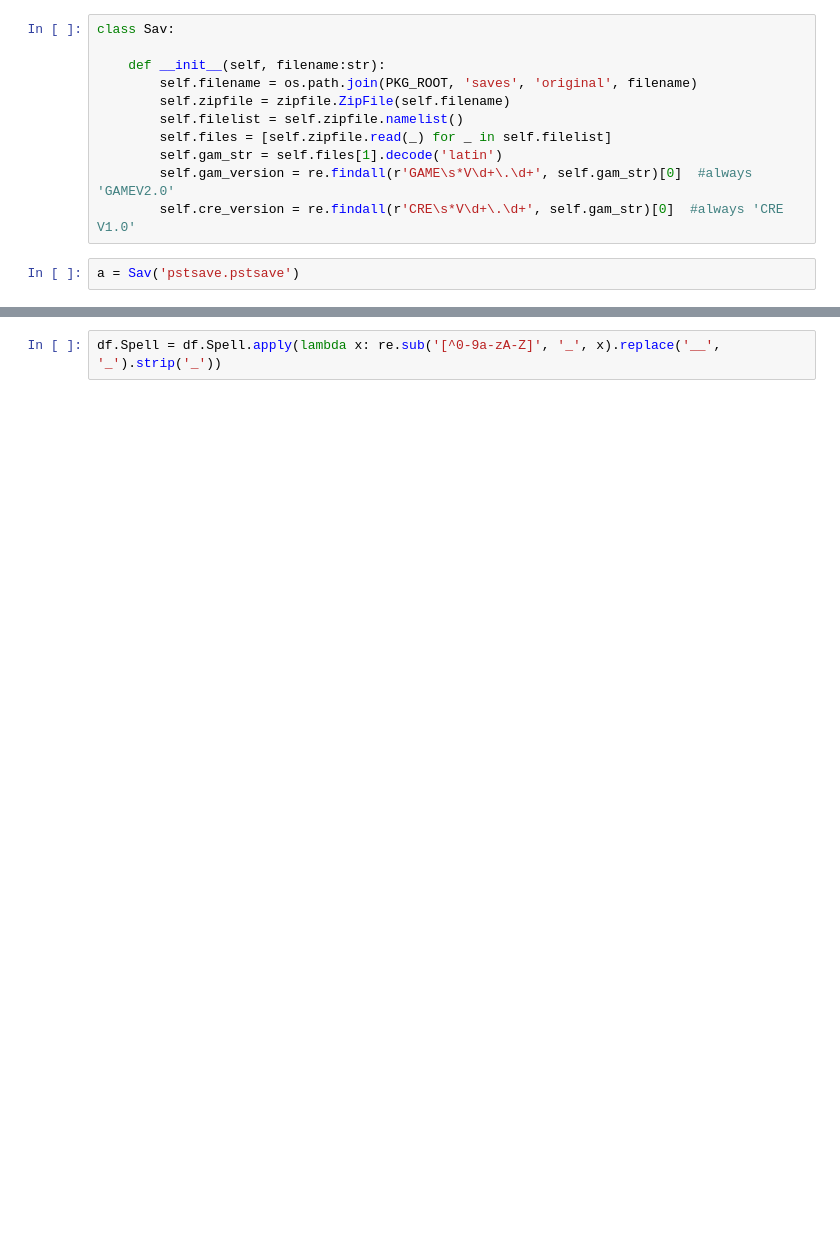
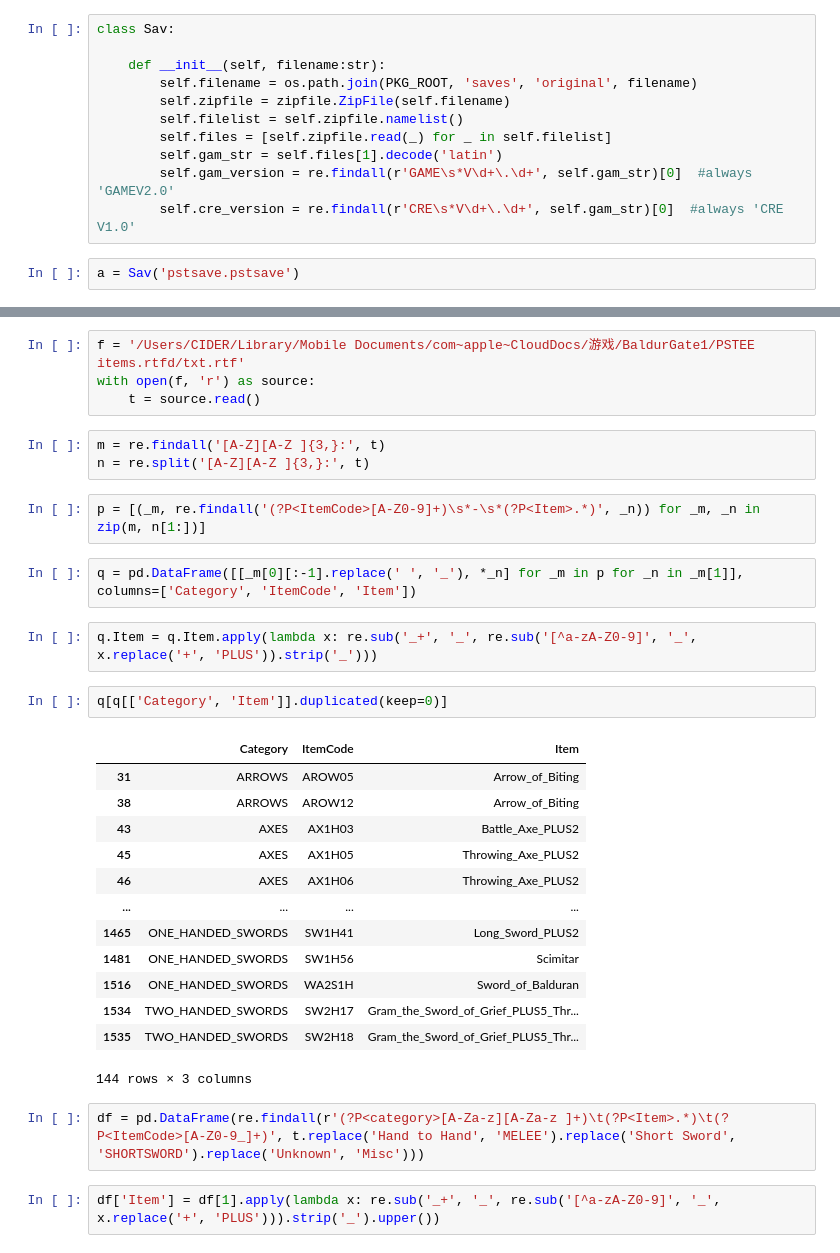
Before and after one commit to yzhcareer/BaldurGate-Save, a Jupyter notebook: New/src/savparser.ipynb, the cells around one changed output, grey strips where cells are left out. Saved outputs shown, nothing was run; the diff lists cells and outputs as text; blank space fills up the shorter version.

```diff
--- a/New/src/savparser.ipynb
+++ b/New/src/savparser.ipynb
@@ -205,2 +36,33 @@ df.insert(0, 'Class', df.SpellCode.apply(lambda x: {'SPWI': 'MAGE', 'SPPR':'CLER
+# %%
+f = '/Users/CIDER/Library/Mobile Documents/com~apple~CloudDocs/游戏/BaldurGate1/PSTEE items.rtfd/txt.rtf'
+with open(f, 'r') as source:
+    t = source.read()
+# %%
+m = re.findall('[A-Z][A-Z ]{3,}:', t)
+n = re.split('[A-Z][A-Z ]{3,}:', t)
+# %%
+p = [(_m, re.findall('(?P<ItemCode>[A-Z0-9]+)\s*-\s*(?P<Item>.*)', _n)) for _m, _n in zip(m, n[1:])]
+# %%
+q = pd.DataFrame([[_m[0][:-1].replace(' ', '_'), *_n] for _m in p for _n in _m[1]], columns=['Category', 'ItemCode', 'Item'])
+# %%
+q.Item = q.Item.apply(lambda x: re.sub('_+', '_', re.sub('[^a-zA-Z0-9]', '_', x.replace('+', 'PLUS')).strip('_')))
+# %%
+q[q[['Category', 'Item']].duplicated(keep=0)]
+# %% [output]
+|  | Category | ItemCode | Item |
+| 31 | ARROWS | AROW05 | Arrow_of_Biting |
+| 38 | ARROWS | AROW12 | Arrow_of_Biting |
+| 43 | AXES | AX1H03 | Battle_Axe_PLUS2 |
+| 45 | AXES | AX1H05 | Throwing_Axe_PLUS2 |
+| 46 | AXES | AX1H06 | Throwing_Axe_PLUS2 |
+| ... | ... | ... | ... |
+| 1465 | ONE_HANDED_SWORDS | SW1H41 | Long_Sword_PLUS2 |
+| 1481 | ONE_HANDED_SWORDS | SW1H56 | Scimitar |
+| 1516 | ONE_HANDED_SWORDS | WA2S1H | Sword_of_Balduran |
+| 1534 | TWO_HANDED_SWORDS | SW2H17 | Gram_the_Sword_of_Grief_PLUS5_Thr... |
+| 1535 | TWO_HANDED_SWORDS | SW2H18 | Gram_the_Sword_of_Grief_PLUS5_Thr... |
+144 rows × 3 columns
+# %%
+df = pd.DataFrame(re.findall(r'(?P<category>[A-Za-z][A-Za-z ]+)\t(?P<Item>.*)\t(?P<ItemCode>[A-Z0-9_]+)', t.replace('Hand to Hand', 'MELEE').replace('Short Sword', 'SHORTSWORD').replace('Unknown', 'Misc')))
 # %%
-df.Spell = df.Spell.apply(lambda x: re.sub('[^0-9a-zA-Z]', '_', x).replace('__', '_').strip('_'))
+df['Item'] = df[1].apply(lambda x: re.sub('_+', '_', re.sub('[^a-zA-Z0-9]', '_', x.replace('+', 'PLUS'))).strip('_').upper())
```
Also changed, not shown: parts of 20 cells of this notebook, 13 other files.
